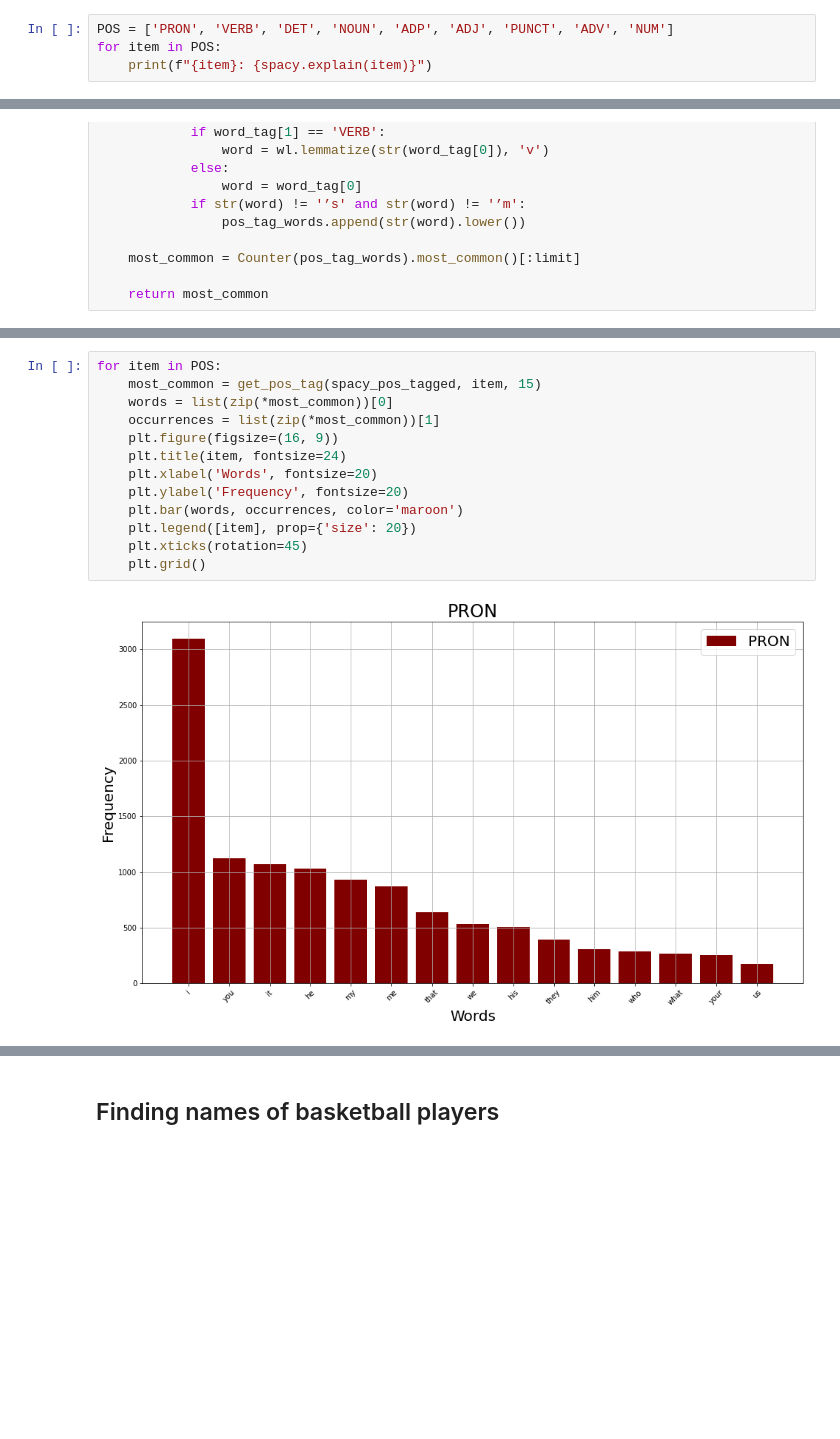
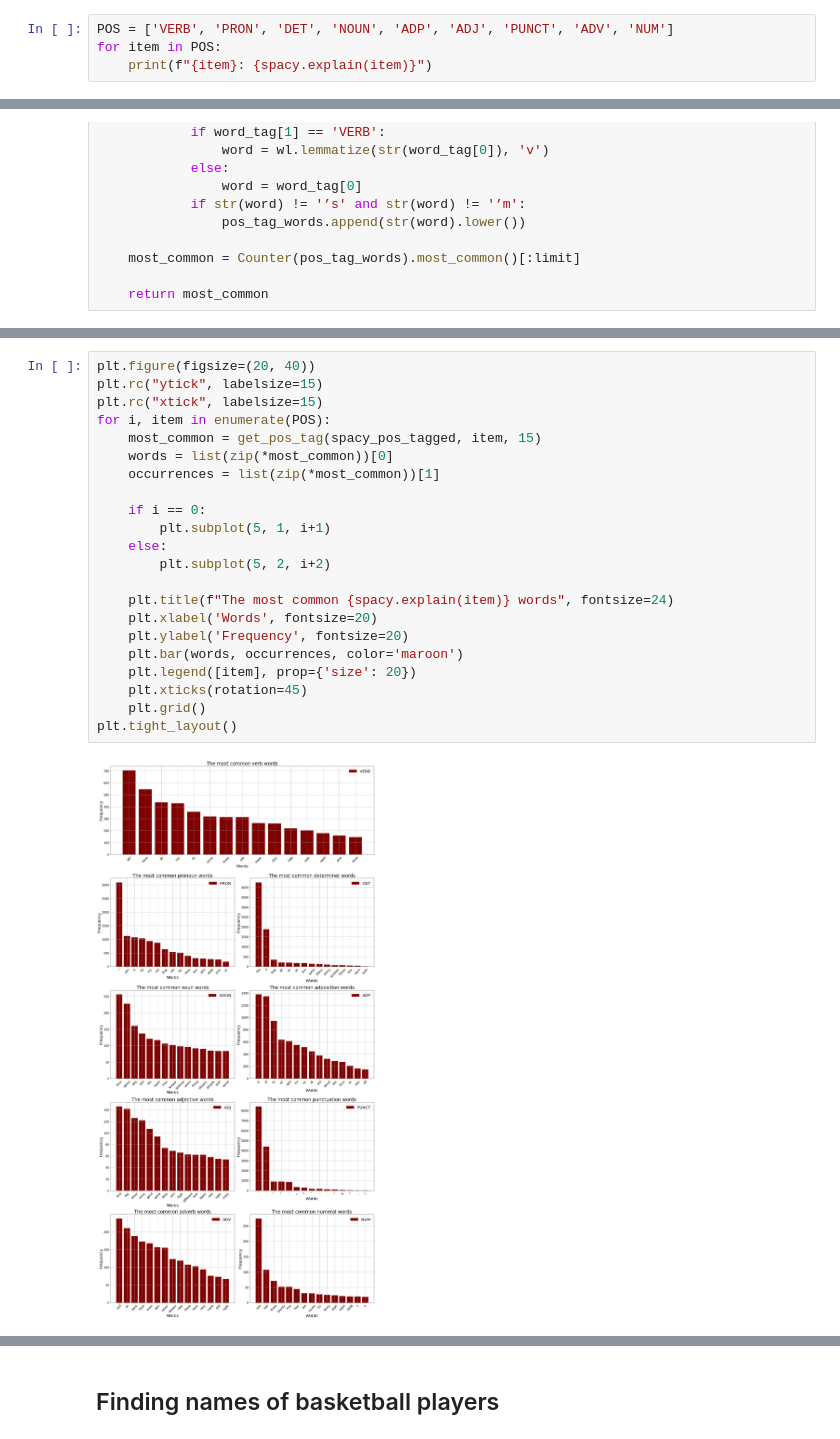
Before and after one commit to dpalatynski/DataAnalysis, a Jupyter notebook: book-analysis/book-analysis.ipynb, the cells around one changed output, grey strips where cells are left out. Cells and saved outputs as stored; diff of their text form; blank space fills up the shorter version.

```diff
--- a/book-analysis/book-analysis.ipynb
+++ b/book-analysis/book-analysis.ipynb
@@ -233,7 +240,7 @@ len(all_sentences)
 # %% [markdown]
 Spacy POS description: https://machinelearningknowledge.ai/tutorial-on-spacy-part-of-speech-pos-tagging/
 # %%
-POS = ['PRON', 'VERB', 'DET', 'NOUN', 'ADP', 'ADJ', 'PUNCT', 'ADV', 'NUM']
+POS = ['VERB', 'PRON', 'DET', 'NOUN', 'ADP', 'ADJ', 'PUNCT', 'ADV', 'NUM']
 for item in POS:
     print(f"{item}: {spacy.explain(item)}")
 # %% [output]
@@ -287,17 +294,26 @@ ADV [('just', 238), ('so', 211), ('back', 188), ('then', 173), ('even', 168), ('
 
 NUM [('one', 274), ('two', 107), ('three', 71), ('twenty', 52), ('five', 52), ('four', 44), ('ten', 31), ('seven', 30), ('six', 27), ('thirty', 25), ('1995', 24), ('eight', 21), ('2008', 20), ('1', 20 ...
 # %%
-for item in POS:
+plt.figure(figsize=(20, 40))
+plt.rc("ytick", labelsize=15)
+plt.rc("xtick", labelsize=15)
+for i, item in enumerate(POS):
     most_common = get_pos_tag(spacy_pos_tagged, item, 15)
     words = list(zip(*most_common))[0]
     occurrences = list(zip(*most_common))[1]
-    plt.figure(figsize=(16, 9))
-    plt.title(item, fontsize=24)
+
+    if i == 0:
+        plt.subplot(5, 1, i+1)
+    else:
+        plt.subplot(5, 2, i+2)
+
+    plt.title(f"The most common {spacy.explain(item)} words", fontsize=24)
     plt.xlabel('Words', fontsize=20)
     plt.ylabel('Frequency', fontsize=20)
     plt.bar(words, occurrences, color='maroon')
     plt.legend([item], prop={'size': 20})
     plt.xticks(rotation=45)
     plt.grid()
+plt.tight_layout()
 # %% [output]
-[figure, old version]
+[figure, new version]
```
Also changed, not shown: parts of 27 cells of this notebook.
